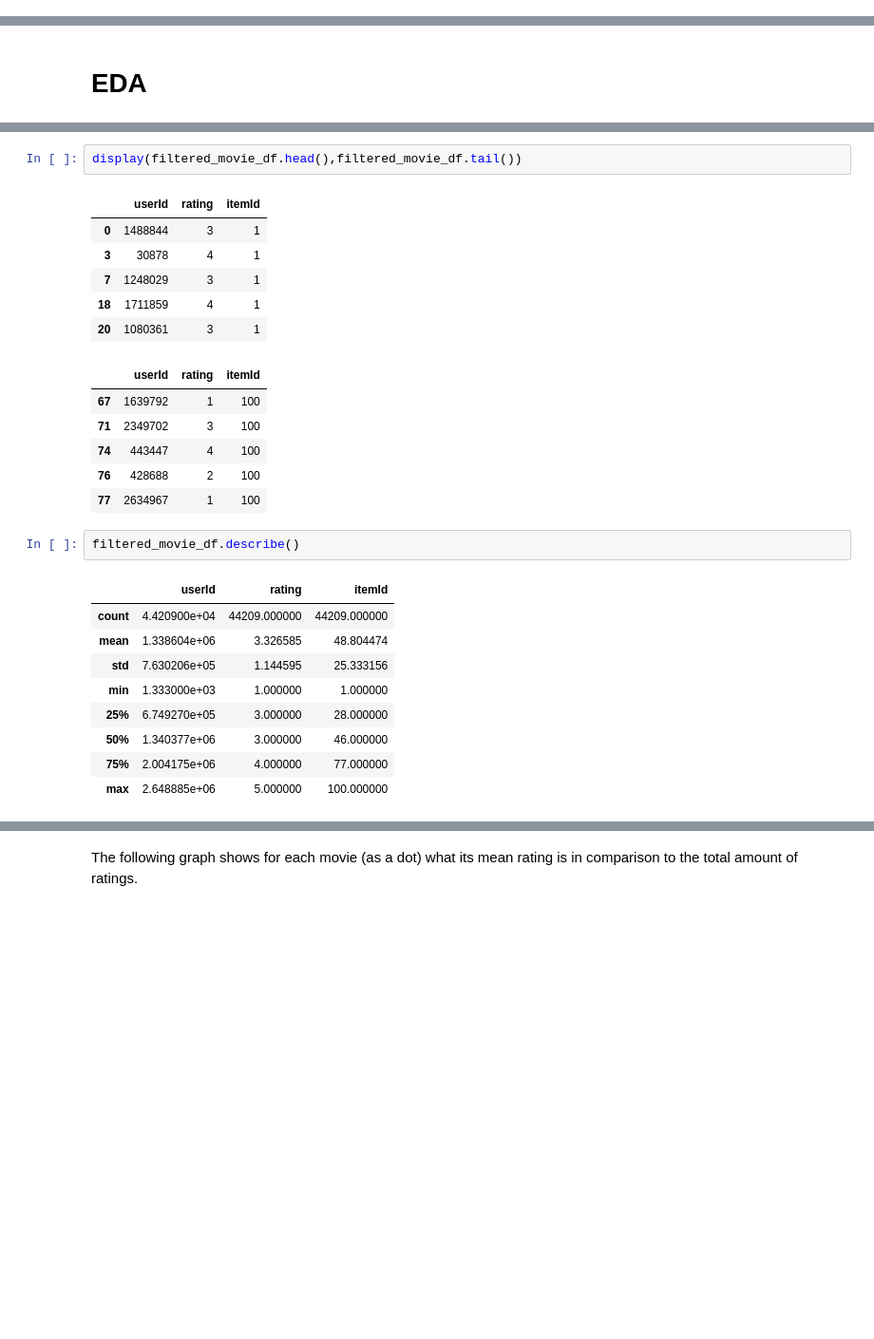
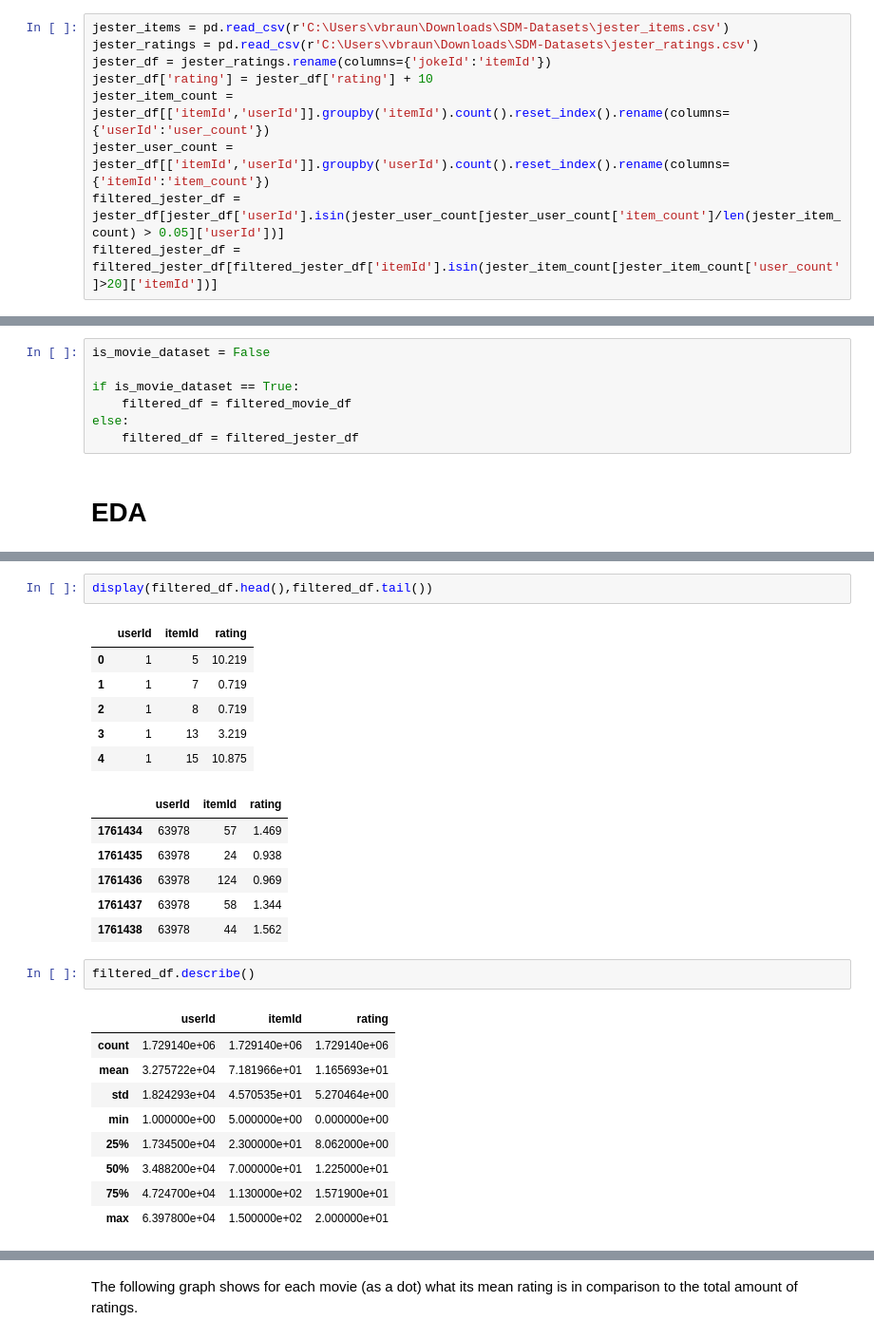
Before and after one commit to ValentijnBraun/RecSys_SDM, a Jupyter notebook: RecSys_Netflix_SVD_ValentijnBraun.ipynb, the cells around one changed output, grey strips where cells are left out. Shown at 95% size. Drawn from its saved outputs; the diff is of its cells as text; blank space fills up the shorter version.

```diff
--- a/RecSys_Netflix_SVD_ValentijnBraun.ipynb
+++ b/RecSys_Netflix_SVD_ValentijnBraun.ipynb
@@ -104,0 +107,9 @@ Length of dataset: 44209
+# %%
+jester_items = pd.read_csv(r'C:\Users\vbraun\Downloads\SDM-Datasets\jester_items.csv')
+jester_ratings = pd.read_csv(r'C:\Users\vbraun\Downloads\SDM-Datasets\jester_ratings.csv')
+jester_df = jester_ratings.rename(columns={'jokeId':'itemId'})
+jester_df['rating'] = jester_df['rating'] + 10
+jester_item_count = jester_df[['itemId','userId']].groupby('itemId').count().reset_index().rename(columns={'userId':'user_count'})
+jester_user_count = jester_df[['itemId','userId']].groupby('userId').count().reset_index().rename(columns={'itemId':'item_count'})
+filtered_jester_df = jester_df[jester_df['userId'].isin(jester_user_count[jester_user_count['item_count']/len(jester_item_count) > 0.05]['userId'])]
+filtered_jester_df = filtered_jester_df[filtered_jester_df['itemId'].isin(jester_item_count[jester_item_count['user_count']>20]['itemId'])]
@@ -105,3 +118,10 @@ Length of dataset: 44209
+# %%
+is_movie_dataset = False
+
+if is_movie_dataset == True:
+    filtered_df = filtered_movie_df
+else:
+    filtered_df = filtered_jester_df
 # %% [markdown]
 # EDA
 # %%
@@ -117,28 +137,28 @@ The unique ratings are [1, 2, 3, 4, 5]
 # %%
-display(filtered_movie_df.head(),filtered_movie_df.tail())
+display(filtered_df.head(),filtered_df.tail())
 # %% [output]
-|  | userId | rating | itemId |
-| 0 | 1488844 | 3 | 1 |
-| 3 | 30878 | 4 | 1 |
-| 7 | 1248029 | 3 | 1 |
-| 18 | 1711859 | 4 | 1 |
-| 20 | 1080361 | 3 | 1 |
+|  | userId | itemId | rating |
+| 0 | 1 | 5 | 10.219 |
+| 1 | 1 | 7 | 0.719 |
+| 2 | 1 | 8 | 0.719 |
+| 3 | 1 | 13 | 3.219 |
+| 4 | 1 | 15 | 10.875 |
-|  | userId | rating | itemId |
-| 67 | 1639792 | 1 | 100 |
-| 71 | 2349702 | 3 | 100 |
-| 74 | 443447 | 4 | 100 |
-| 76 | 428688 | 2 | 100 |
-| 77 | 2634967 | 1 | 100 |
+|  | userId | itemId | rating |
+| 1761434 | 63978 | 57 | 1.469 |
+| 1761435 | 63978 | 24 | 0.938 |
+| 1761436 | 63978 | 124 | 0.969 |
+| 1761437 | 63978 | 58 | 1.344 |
+| 1761438 | 63978 | 44 | 1.562 |
 # %%
-filtered_movie_df.describe()
+filtered_df.describe()
 # %% [output]
-|  | userId | rating | itemId |
-| count | 4.420900e+04 | 44209.000000 | 44209.000000 |
-| mean | 1.338604e+06 | 3.326585 | 48.804474 |
-| std | 7.630206e+05 | 1.144595 | 25.333156 |
-| min | 1.333000e+03 | 1.000000 | 1.000000 |
-| 25% | 6.749270e+05 | 3.000000 | 28.000000 |
-| 50% | 1.340377e+06 | 3.000000 | 46.000000 |
-| 75% | 2.004175e+06 | 4.000000 | 77.000000 |
-| max | 2.648885e+06 | 5.000000 | 100.000000 |
+|  | userId | itemId | rating |
+| count | 1.729140e+06 | 1.729140e+06 | 1.729140e+06 |
+| mean | 3.275722e+04 | 7.181966e+01 | 1.165693e+01 |
+| std | 1.824293e+04 | 4.570535e+01 | 5.270464e+00 |
+| min | 1.000000e+00 | 5.000000e+00 | 0.000000e+00 |
+| 25% | 1.734500e+04 | 2.300000e+01 | 8.062000e+00 |
+| 50% | 3.488200e+04 | 7.000000e+01 | 1.225000e+01 |
+| 75% | 4.724700e+04 | 1.130000e+02 | 1.571900e+01 |
+| max | 6.397800e+04 | 1.500000e+02 | 2.000000e+01 |
 # %%
```
Also changed, not shown: parts of 19 cells of this notebook.
